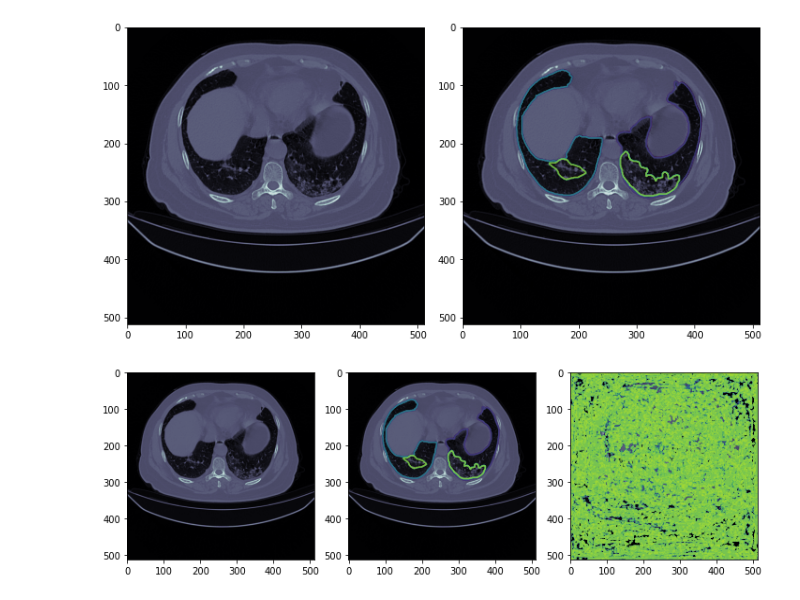
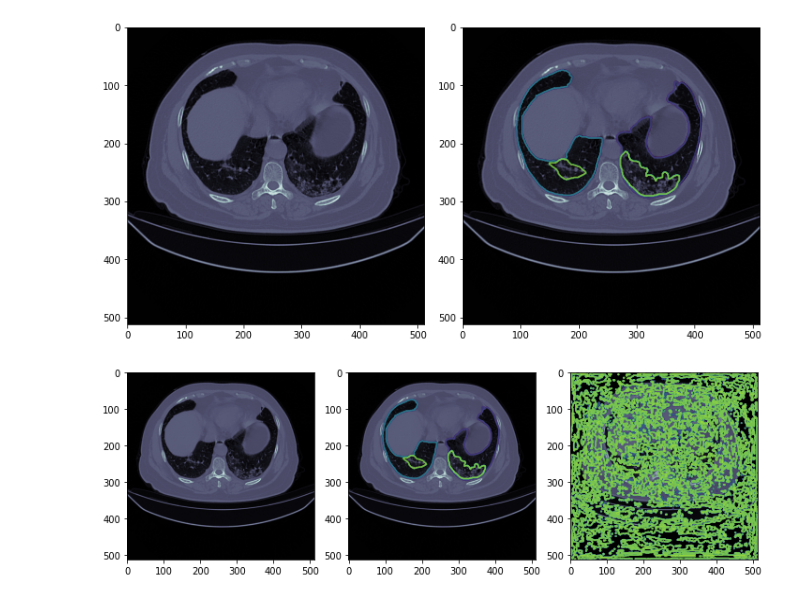
Before and after one commit to kalazus/covid_ct, a Jupyter notebook: notebooks/visualization.ipynb, the cells around one changed output. Cells and saved outputs as stored; diff of their text form; code cells hidden in the pictures.

Commit message:
better visualization (fix shape discrepancy)

```diff
--- a/notebooks/visualization.ipynb
+++ b/notebooks/visualization.ipynb
@@ -38,27 +38,37 @@ plot_segmentations(image_slice, [mask_slice])
 config = Config()
 
 model = SegmentationModel(config, 0)
-state_dict = torch.load(f"../models/{config.experiment_name}.ckpt", map_location="cpu")['state_dict']
+state_dict = torch.load(f"../models/{config.experiment_name}.ckpt", map_location="cpu")[
+    "state_dict"
+]
 model.load_state_dict(state_dict)
 
 valid_aug = config.valid_aug
 # %%
+import cv2
 import numpy as np
 
 slice_i = 100
 image_slice = image[..., slice_i]
 mask_slice = mask[..., slice_i]
 
-train_image = np.expand_dims(image_slice, 2)
+train_image = cv2.resize(image_slice, (256, 256), cv2.INTER_NEAREST)
+train_image = np.expand_dims(train_image, 2)
+
 if valid_aug is not None:
     train_image = valid_aug(image=train_image)["image"]
+
 train_image = np.moveaxis(train_image, 2, 0)
 train_image = np.expand_dims(train_image, 0)
 train_image = torch.from_numpy(train_image)
 
 with torch.no_grad():
-    out_mask = np.argmax(model(train_image)[0].numpy(), axis=0)
+    out_mask = model(train_image)[0].numpy()
+
+out_mask = np.moveaxis(out_mask, 0, 2)
+out_mask = cv2.resize(out_mask, mask_slice.shape)
+out_mask = np.argmax(out_mask, axis=2)
 
 plot_segmentations(image_slice, [mask_slice, out_mask])
 # %% [output]
-[figure, old version]
+[figure, new version]
```
Also changed, not shown: parts of 2 cells of this notebook, 1 other file.
